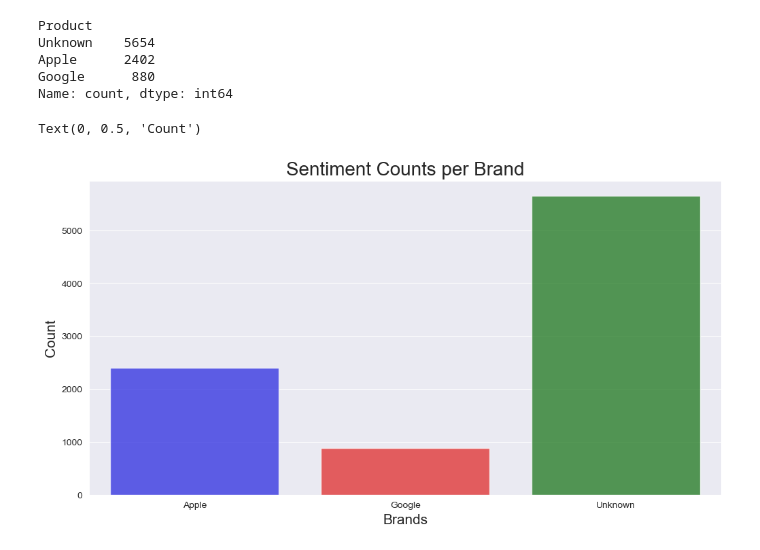
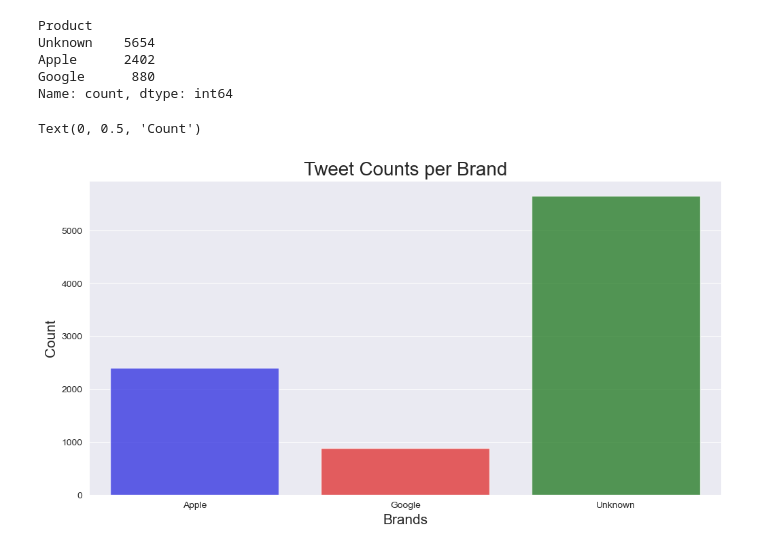
Before and after one commit to jgatharia/Phase_4_Project_, a Jupyter notebook: shamla.ipynb, the cells around one changed output. Cells and saved outputs as stored; diff of their text form; code cells hidden in the pictures.

```diff
--- a/shamla.ipynb
+++ b/shamla.ipynb
@@ -371,12 +371,12 @@ Apple      2402
 Google      880
 Name: count, dtype: int64
 # %%
-# Plotting the mapped brands
+# Plotting the tweet counts for each of the mapped brands
 fig =  plt.figure(figsize=(12,6))
 sns.countplot(x='Product', data=df_clean, hue='Product', palette={'Apple':'b', 'Google':'r', 'Unknown':'g'}, alpha=0.7)
-plt.title('Sentiment Counts per Brand', size=20)
+plt.title('Tweet Counts per Brand', size=20)
 plt.xlabel('Brands', size=15)
 plt.ylabel('Count', size=15)
 # %% [output]
 Text(0, 0.5, 'Count')
-[figure, old version]
+[figure, new version]
```
Also changed, not shown: parts of 9 cells of this notebook.
